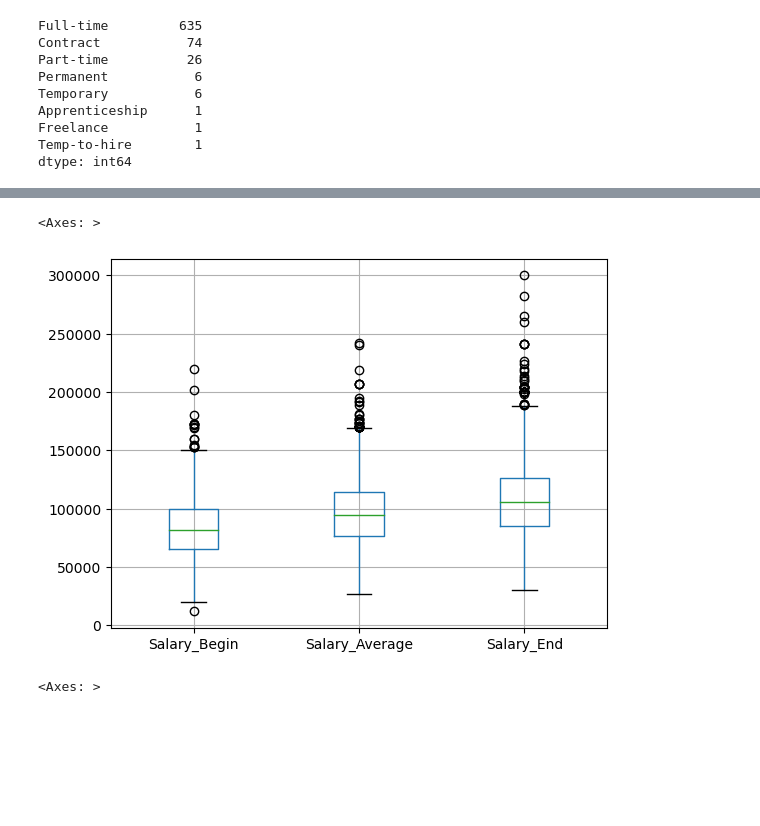
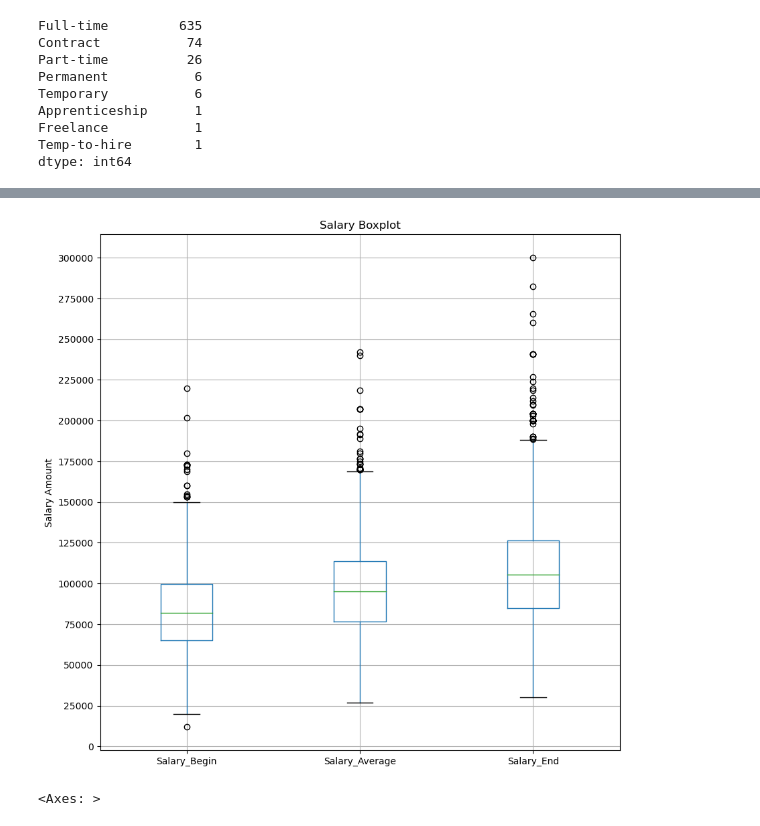
Before and after one commit to Bishesh-Khanal/scrapper_simplyhired, a Jupyter notebook: EDA.ipynb, the cells around one changed output, grey strips where cells are left out. Cells and saved outputs as stored; diff of their text form; code cells hidden in the pictures; blank space fills up the shorter version.

```diff
--- a/EDA.ipynb
+++ b/EDA.ipynb
@@ -344,8 +349,19 @@ df.num_Type.hist()
 # %%
-df.boxplot(column = ['Salary_Begin', 'Salary_Average', 'Salary_End'])
+plt.figure(figsize=(10, 10))
+
+df.boxplot(['Salary_Begin', 'Salary_Average', 'Salary_End'])
+y_ticks = np.arange(0, 325000, 25000)  # This will create ticks at intervals of 2
+y_tick_labels = [str(y) for y in y_ticks]
+
+plt.yticks(y_ticks, y_tick_labels)
+
+# Set other labels and titles
+plt.ylabel("Salary Amount")
+plt.title("Salary Boxplot")
+
+plt.show()
 # %% [output]
-<Axes: >
-[figure, old version]
+[figure, new version]
 # %%
 df.boxplot(column = 'Rating')
 # %% [output]
```
Also changed, not shown: parts of 26 cells of this notebook.
